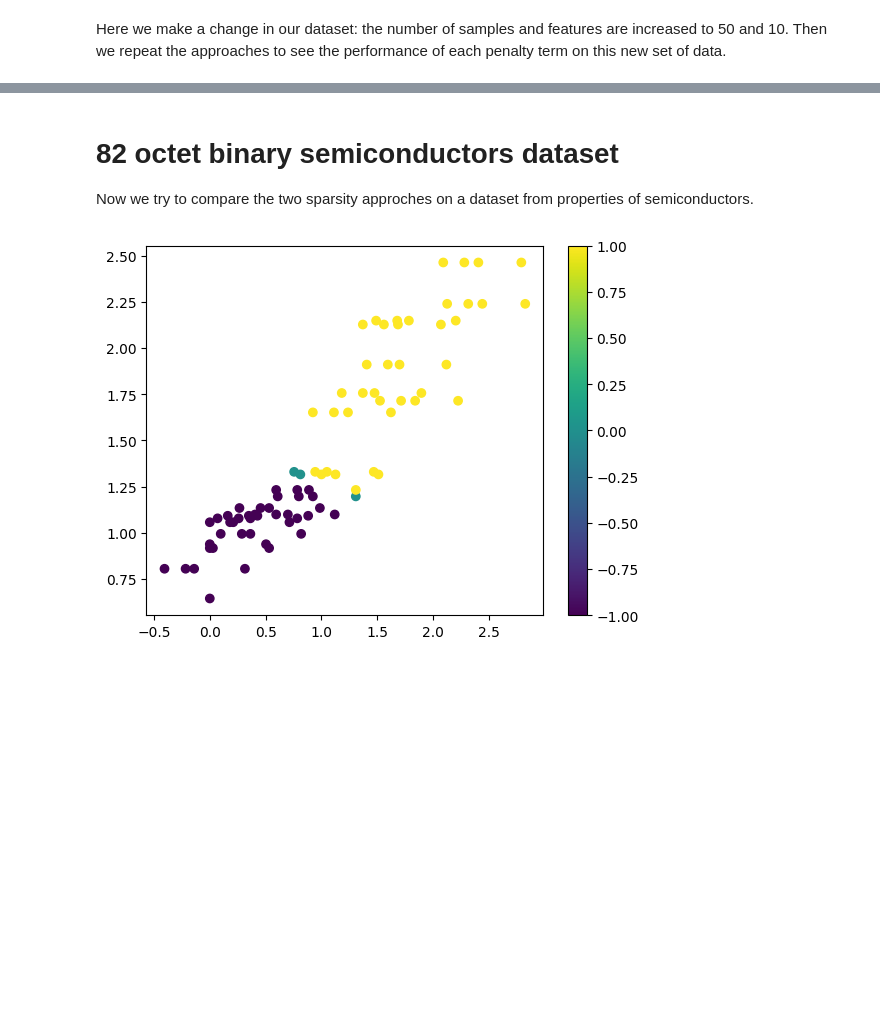
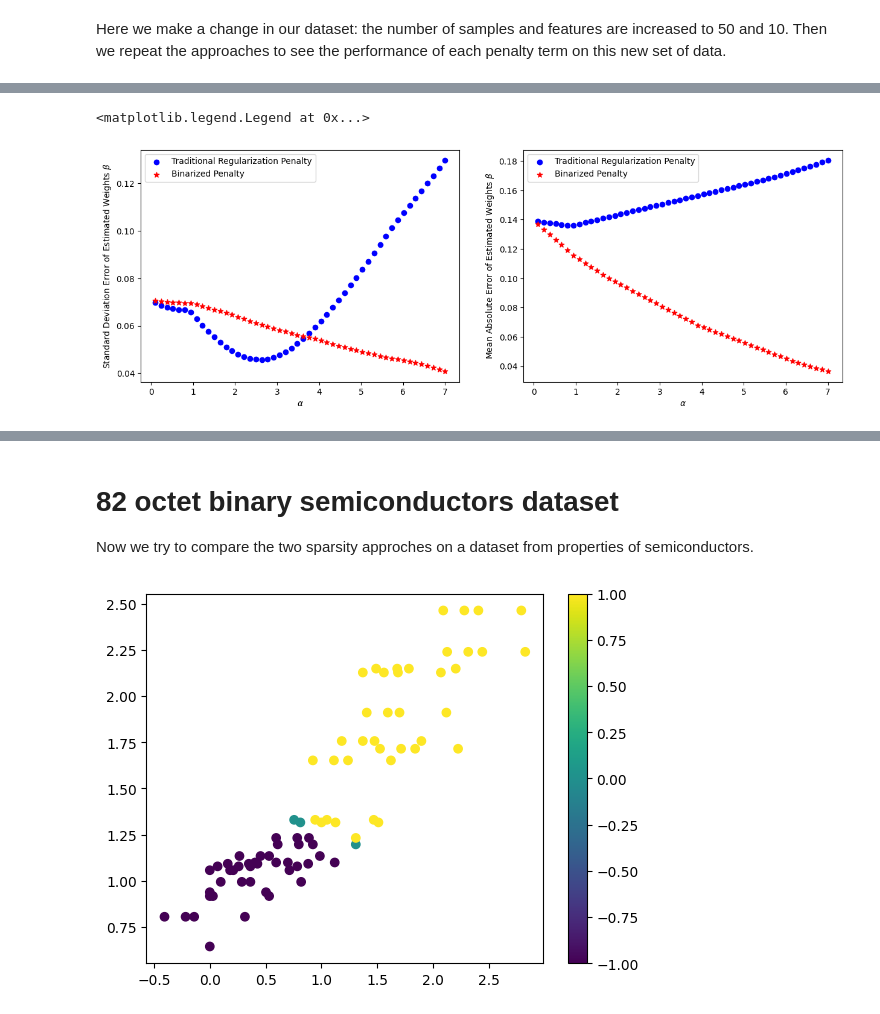
Before and after one commit to shahrzaddii/https---github.com-shahrzaddii-Sparsity, a Jupyter notebook: sparsity.ipynb, the cells around one changed output, grey strips where cells are left out. Drawn from its saved outputs; the diff is of its cells as text; code cells hidden in the pictures; blank space fills up the shorter version.

```diff
--- a/sparsity.ipynb
+++ b/sparsity.ipynb
@@ -410,0 +444,40 @@ axs.set_ylim([-0.1, 4])
+# %%
+estimated_beta_traditional = []
+estimated_beta_piecewise = []
+alpha = []
+for a in np.linspace(0.1,7,50):
+
+  x_input = x
+  y_label = y
+  alpha.append(a)
+  estimated_beta_traditional.append(minimizer(regularised_error, a, a, x_input, y_label, d))
+  estimated_beta_piecewise.append(minimizer(sparsed_regularised_error, a, a, x_input, y_label, d))
+
+mean_error_beta_traditional = np.mean(abs(beta-np.asarray(estimated_beta_traditional)),axis=1)
+mean_error_beta_piecewise = np.mean(abs(beta-np.asarray(estimated_beta_piecewise)), axis=1)
+mean_error_LS = np.mean(abs(beta-np.asarray(LS)), axis=1)
+
+std_error_beta_traditional = np.std(abs(beta-np.asarray(estimated_beta_traditional)),axis=1)
+std_error_beta_piecewise = np.std(abs(beta-np.asarray(estimated_beta_piecewise)), axis=1)
+std_error_LS = np.std(abs(beta-np.asarray(LS)), axis=1)
+
+alpha_values = np.asarray(alpha)
+
+
+from matplotlib import pyplot as plt
+
+_, axs = plt.subplots(1, 2, figsize=(15, 5))
+axs[0].scatter(alpha_values, std_error_beta_traditional, marker='o', color='blue', label='Traditional Regularization Penalty')
+axs[0].scatter(alpha_values, std_error_beta_piecewise, marker='*', color='red', s=40, label='Binarized Penalty')
+axs[0].set_xlabel('$\\alpha$')
+axs[0].set_ylabel('Standard Deviation Error of Estimated Weights $\\beta$')
+axs[0].legend()
+
+axs[1].scatter(alpha_values, mean_error_beta_traditional, marker='o', color='blue', label='Traditional Regularization Penalty')
+axs[1].scatter(alpha_values, mean_error_beta_piecewise, marker='*', color='red', s=40, label='Binarized Penalty')
+axs[1].set_xlabel('$\\alpha$')
+axs[1].set_ylabel('Mean Absolute Error of Estimated Weights $\\beta$')
+axs[1].legend()
+# %% [output]
+<matplotlib.legend.Legend at 0x...>
+[figure, added]
```
Also changed, not shown: parts of 10 cells of this notebook.
